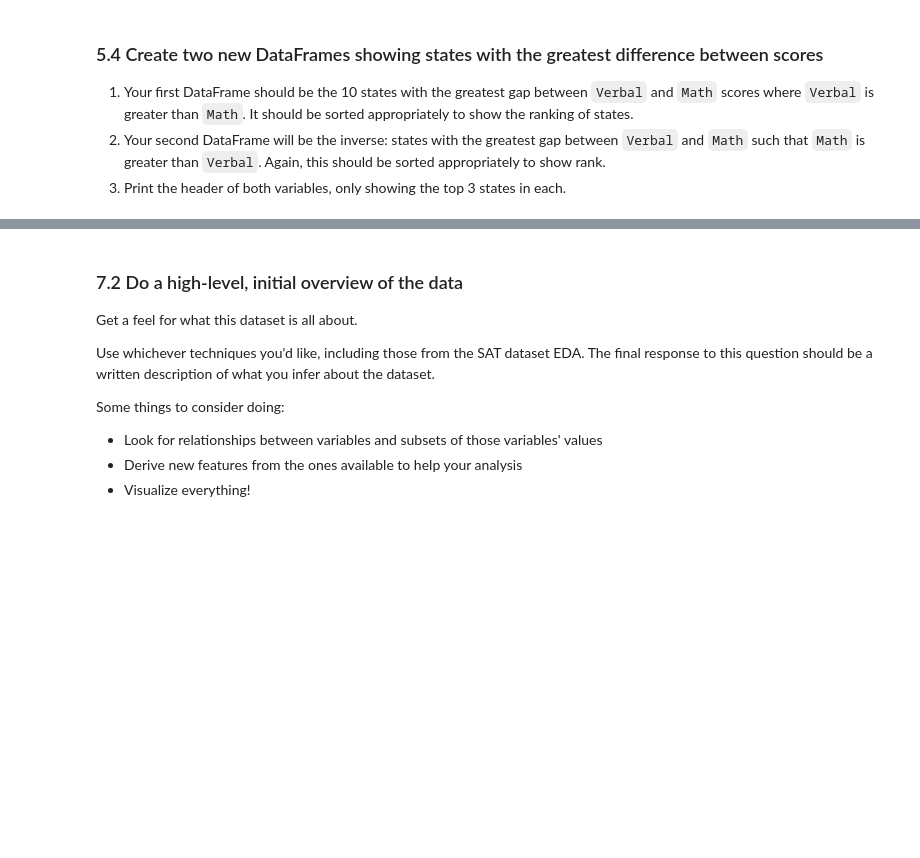
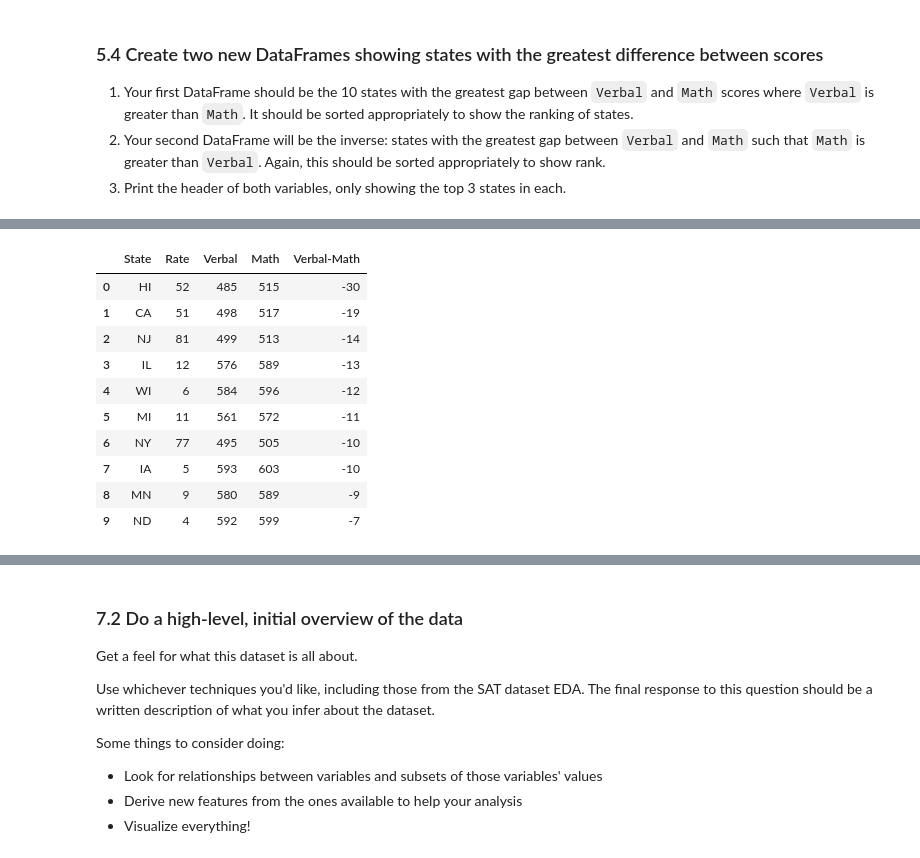
Before and after one commit to guangyic/project2, a Jupyter notebook: CHUA_Guangyi_Project2.ipynb, the cells around one changed output, grey strips where cells are left out. Saved outputs shown, nothing was run; the diff lists cells and outputs as text; code cells hidden in the pictures; blank space fills up the shorter version.

```diff
--- a/CHUA_Guangyi_Project2.ipynb
+++ b/CHUA_Guangyi_Project2.ipynb
@@ -369,3 +455,20 @@ Specifically, this should be `Verbal - Math`.
+# %%
+sat_top10_math_delta = sat_df2.sort_values("Verbal-Math", axis=0)
+sat_top10_math_delta.reset_index(inplace=True, drop=True)
+sat_top10_math_delta = sat_top10_math_delta.loc[:9,:]
+sat_top10_math_delta
+# %% [output]
+|  | State | Rate | Verbal | Math | Verbal-Math |
+| 0 | HI | 52 | 485 | 515 | -30 |
+| 1 | CA | 51 | 498 | 517 | -19 |
+| 2 | NJ | 81 | 499 | 513 | -14 |
+| 3 | IL | 12 | 576 | 589 | -13 |
+| 4 | WI | 6 | 584 | 596 | -12 |
+| 5 | MI | 11 | 561 | 572 | -11 |
+| 6 | NY | 77 | 495 | 505 | -10 |
+| 7 | IA | 5 | 593 | 603 | -10 |
+| 8 | MN | 9 | 580 | 589 | -9 |
+| 9 | ND | 4 | 592 | 599 | -7 |
 # %% [markdown]
 ## 6. Examine summary statistics
 
```
Also changed, not shown: parts of 12 cells of this notebook.
